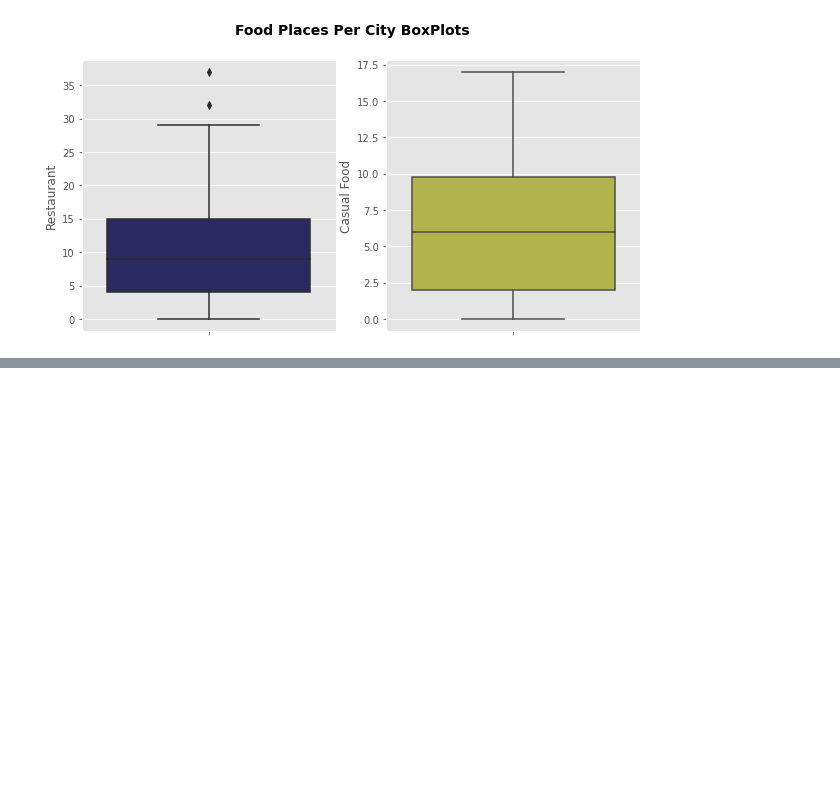
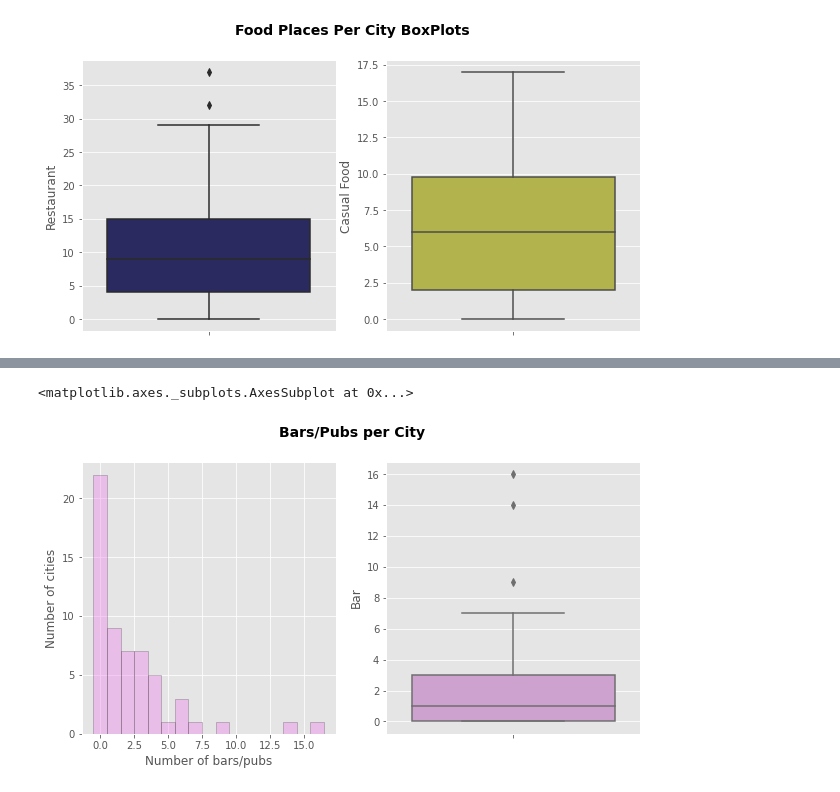
Before and after one commit to jgarcia-garcia/Coursera_Capstone, a Jupyter notebook: Best_Office_Location_SFBayArea.ipynb, the cells around one changed output, grey strips where cells are left out. Saved outputs shown, nothing was run; the diff lists cells and outputs as text; code cells hidden in the pictures; blank space fills up the shorter version.

```diff
--- a/Best_Office_Location_SFBayArea.ipynb
+++ b/Best_Office_Location_SFBayArea.ipynb
@@ -610,0 +611,17 @@ Text(0, 0.5, 'Number of cities')
+# %%
+#Bars
+fig, axes = plt.subplots(1, 2, figsize=(10,5))
+fig.suptitle('Bars/Pubs per City',fontsize=14, fontweight='bold')
+
+bins = np.arange(0, bay_grouped['Bar'].max() + 1.5) - 0.5
+sns.distplot(bay_grouped['Bar'], ax=axes[0],hist=True, kde=False,
+             bins=bins, color = 'violet',
+             hist_kws={'edgecolor':'black'})
+
+axes[0].set_xlabel('Number of bars/pubs')
+axes[0].set_ylabel('Number of cities')
+
+sns.boxplot(y=bay_grouped['Bar'],ax=axes[1], color = 'violet',saturation=0.4)
+# %% [output]
+<matplotlib.axes._subplots.AxesSubplot at 0x...>
+[figure, added]
```
Also changed, not shown: parts of 8 cells of this notebook.
